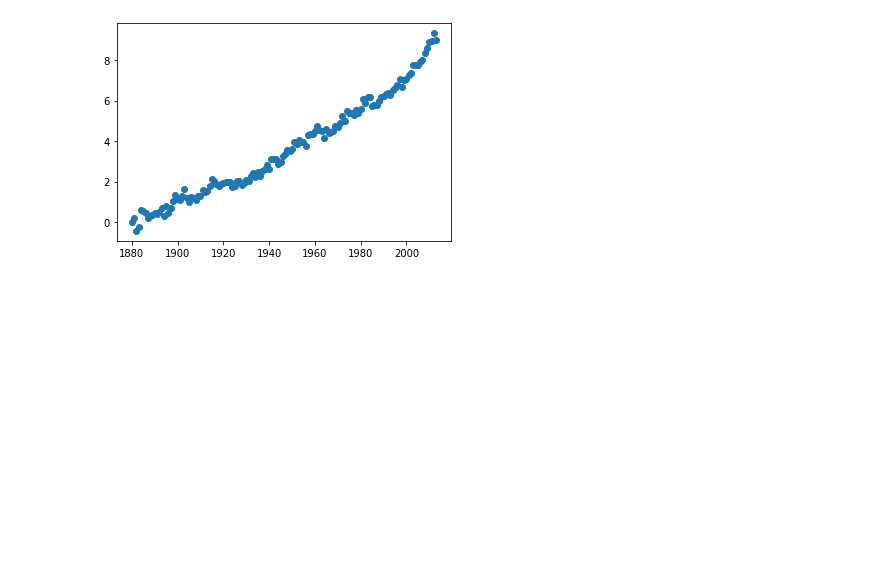
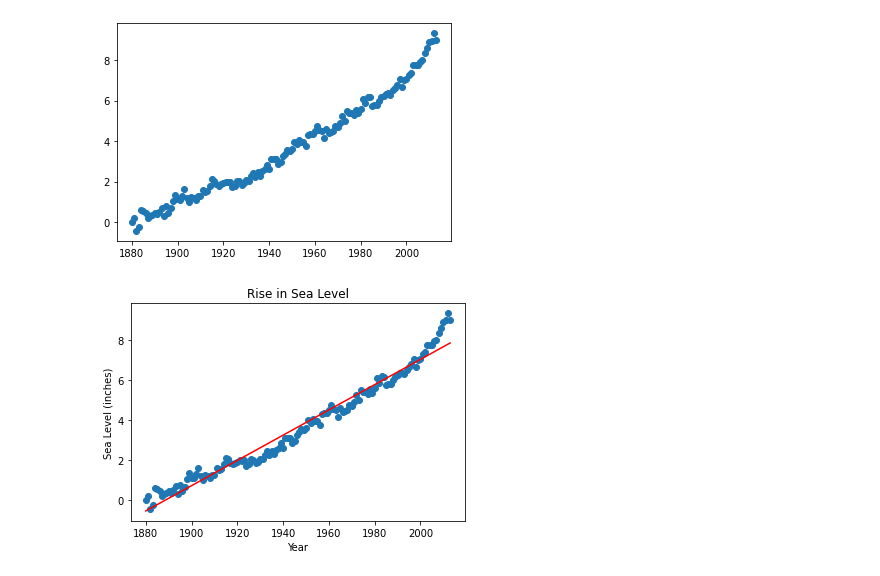
Before and after one commit to omarabdelaz1z/freecodecamp-data-analysis-with-python, a Jupyter notebook: Projects/Sea Level Predictor/sea_level_predictor.ipynb, the cells around one changed output. Saved outputs shown, nothing was run; the diff lists cells and outputs as text; code cells hidden in the pictures; blank space fills up the shorter version.

```diff
--- a/Projects/Sea Level Predictor/sea_level_predictor.ipynb
+++ b/Projects/Sea Level Predictor/sea_level_predictor.ipynb
@@ -61,3 +32,18 @@ ax.scatter(df["Year"], df["CSIRO Adjusted Sea Level"])
 plt.show()
 # %% [output]
 [figure]
+# %%
+fig, ax = plt.subplots()
+ax.scatter(df['Year'], df['CSIRO Adjusted Sea Level'])
+
+line1 = linregress(df.Year, df['CSIRO Adjusted Sea Level'])
+x1 = df.Year.sort_values()
+y1 = x1 * line1.slope + line1.intercept
+
+plt.plot(x1, y1, color = 'r')
+ax.set_xlabel("Year")
+ax.set_ylabel("Sea Level (inches)")
+ax.set_title("Rise in Sea Level")
+plt.show()
+# %% [output]
+[figure, added]
```
Also changed, not shown: parts of 3 cells of this notebook.
